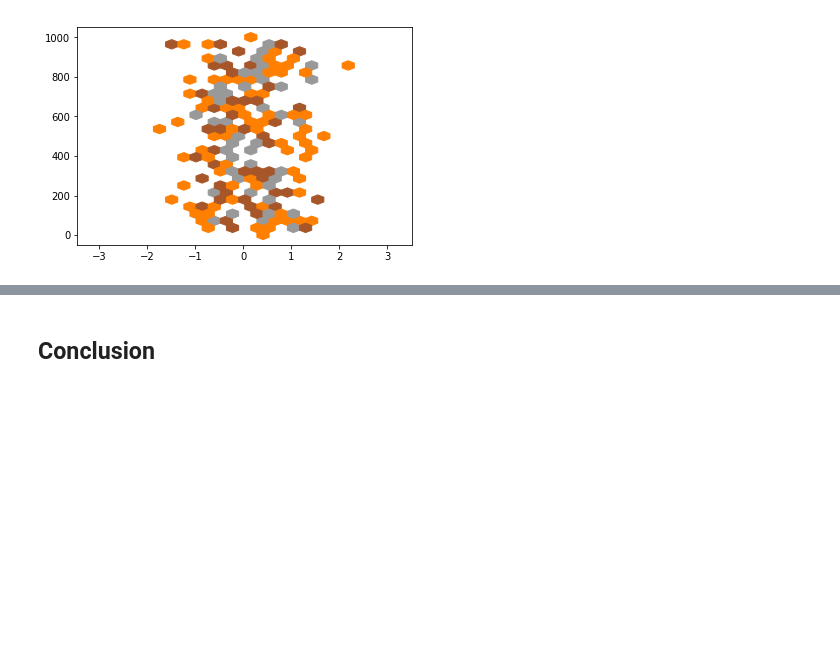
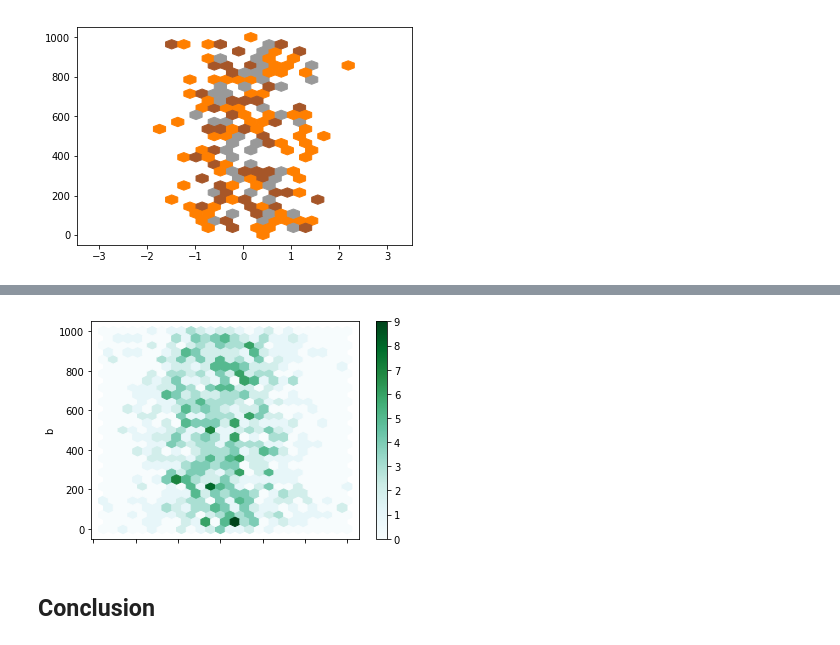
Before and after one commit to sharathchandu0007/data-science-notes, a Jupyter notebook: Hexabin plot.ipynb, the cells around one changed output, grey strips where cells are left out. Drawn from its saved outputs; the diff is of its cells as text; code cells hidden in the pictures; blank space fills up the shorter version.

```diff
--- a/Hexabin plot.ipynb
+++ b/Hexabin plot.ipynb
@@ -198,2 +219,6 @@ plt.hexbin(x=data['a'],y=data['b'], gridsize=25,xscale='log2',yscale='log2', min
+# %%
+data.plot.hexbin(x = 'a', y = 'b', gridsize=25);
+# %% [output]
+[figure, added]
 # %% [markdown]
 ## Conclusion
```
Also changed, not shown: parts of 6 cells of this notebook, 7 other files.
